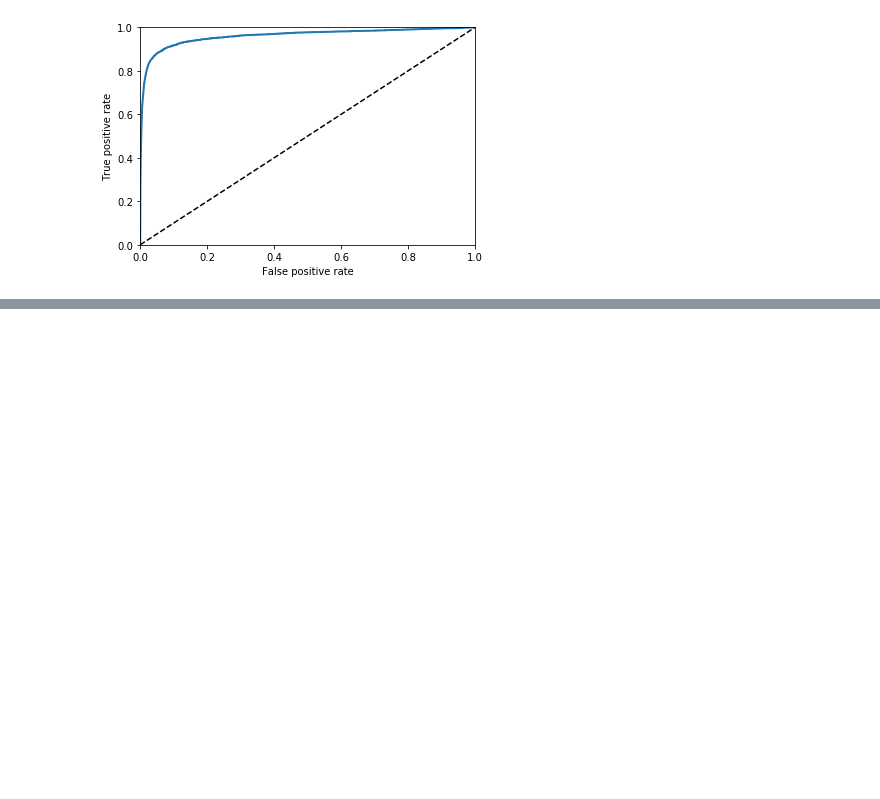
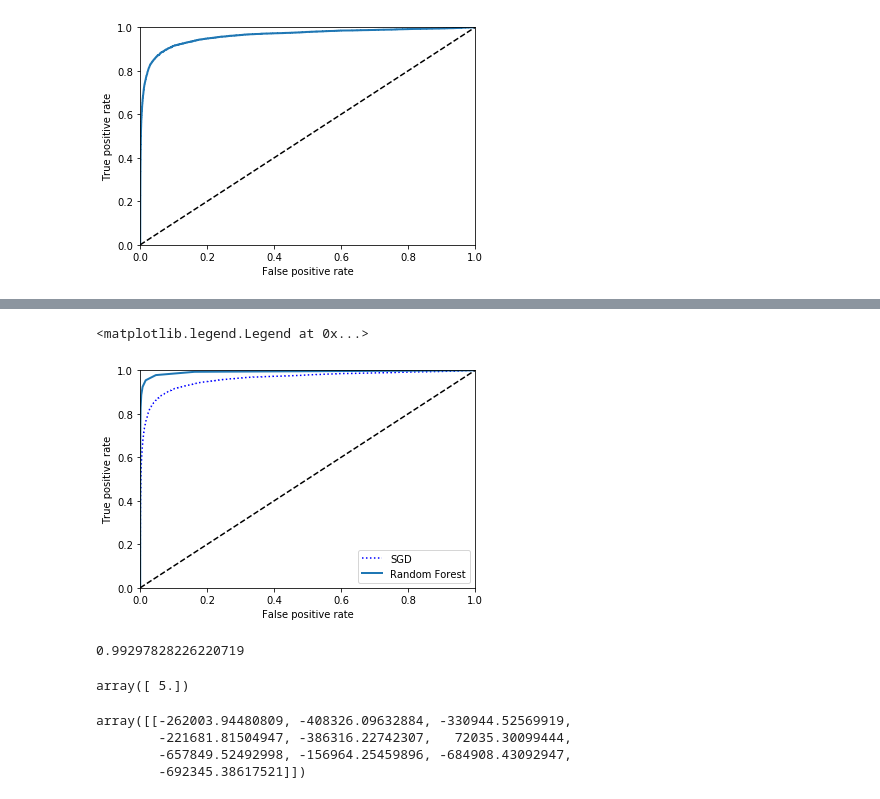
Before and after one commit to iamzafran/MNIST, a Jupyter notebook: MNIST.ipynb, the cells around one changed output, grey strips where cells are left out. Drawn from its saved outputs; the diff is of its cells as text; code cells hidden in the pictures; blank space fills up the shorter version.

```diff
--- a/MNIST.ipynb
+++ b/MNIST.ipynb
@@ -179,3 +179,14 @@ array([[ 1.,  0.],
 # %%
 y_scores_forest = y_probas_forest[:, 1]
 fpr_forest, tpr_forest, thresholds_forest = roc_curve(y_train_5, y_scores_forest)
+# %%
+plt.plot(fpr, tpr, "b:", label="SGD")
+plot_roc_curve(fpr_forest, tpr_forest, "Random Forest")
+plt.legend(loc="lower right")
+# %% [output]
+<matplotlib.legend.Legend at 0x...>
+[figure, added]
+# %%
+roc_auc_score(y_train_5, y_scores_forest)
+# %% [output]
+0.99297828226220719
@@ -181,0 +195,4 @@ fpr_forest, tpr_forest, thresholds_forest = roc_curve(y_train_5, y_scores_forest
+# %%
+sgd_clf.predict([some_digit])
+# %% [output]
+array([ 5.])
@@ -181,0 +201,7 @@ fpr_forest, tpr_forest, thresholds_forest = roc_curve(y_train_5, y_scores_forest
+# %%
+some_digit_scores
+# %% [output]
+array([[-262003.94480809, -408326.09632884, -330944.52569919,
+        -221681.81504947, -386316.22742307,   72035.30099444,
+        -657849.52492998, -156964.25459896, -684908.43092947,
+        -692345.38617521]])
```
Also changed, not shown: parts of 53 cells of this notebook, 1 other file.
